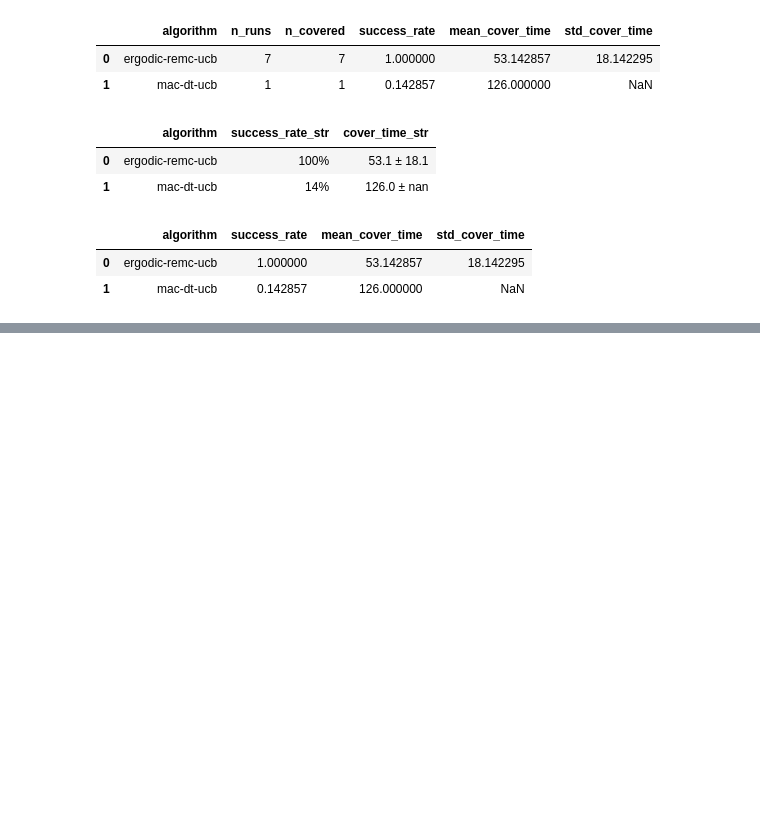
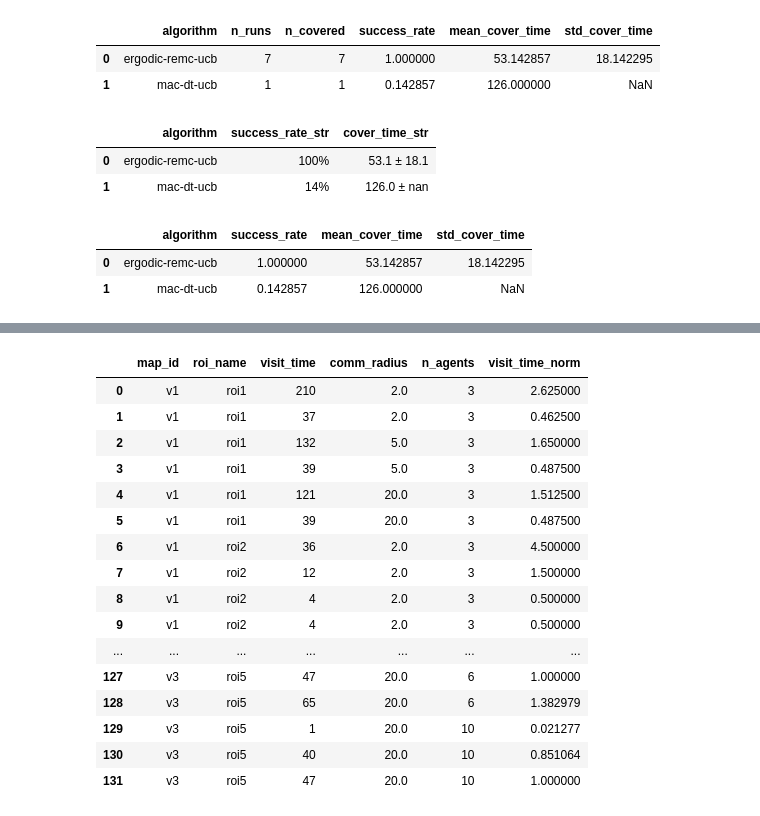
Before and after one commit to sastry-group/MAES, a Jupyter notebook: viz/plot_multiple_methods.ipynb, the cells around one changed output, grey strips where cells are left out. Drawn from its saved outputs; the diff is of its cells as text; code cells hidden in the pictures; blank space fills up the shorter version.

```diff
--- a/viz/plot_multiple_methods.ipynb
+++ b/viz/plot_multiple_methods.ipynb
@@ -972,0 +970,60 @@ print(agent_maps)
+# %%
+roi_rows = []
+
+for run_dir in BATCH_DIR.iterdir():
+    # print("Processing:", run_dir)
+    if not run_dir.is_dir():
+        continue
+
+    npz = load_run_npz(run_dir)
+    label = get_method_label(npz)
+    map_id = extract_map_id_from_name(run_dir.name)
+
+    roi_rc   = npz["roi_rc"]                  # (n_roi_cells, 2)
+    roi_name = npz["roi_name"]                # (n_roi_cells,)
+    first_visit = npz["first_visit_step"]     # (nstates,)
+    state_index_map = recover_state_index_map(npz)
+
+    for (r, c), name in zip(roi_rc, roi_name):
+        s = state_index_map[(int(r), int(c))]
+        t = int(first_visit[s])
+
+        roi_rows.append({
+            "map_id": map_id,
+            "roi_name": name,
+            "visit_time": t if t >= 0 else np.nan,
+            "comm_radius": npz["comm_radius"].item(),
+            "n_agents": npz["n_agents"].item(),
+        })
+
+roi_df = pd.DataFrame(roi_rows)
+roi_df = roi_df.sort_values(
+    ["map_id", "roi_name", "comm_radius", "n_agents"]
+).reset_index(drop=True)
+
+roi_df["visit_time_norm"] = (
+    roi_df["visit_time"]
+    / roi_df.groupby(["map_id", "roi_name"])["visit_time"].transform("median")
+)
+
+from IPython.display import display
+
+display(roi_df)
+# %% [output]
+|  | map_id | roi_name | visit_time | comm_radius | n_agents | visit_time_norm |
+| 0 | v1 | roi1 | 210 | 2.0 | 3 | 2.625000 |
+| 1 | v1 | roi1 | 37 | 2.0 | 3 | 0.462500 |
+| 2 | v1 | roi1 | 132 | 5.0 | 3 | 1.650000 |
+| 3 | v1 | roi1 | 39 | 5.0 | 3 | 0.487500 |
+| 4 | v1 | roi1 | 121 | 20.0 | 3 | 1.512500 |
+| 5 | v1 | roi1 | 39 | 20.0 | 3 | 0.487500 |
+| 6 | v1 | roi2 | 36 | 2.0 | 3 | 4.500000 |
+| 7 | v1 | roi2 | 12 | 2.0 | 3 | 1.500000 |
+| 8 | v1 | roi2 | 4 | 2.0 | 3 | 0.500000 |
+| 9 | v1 | roi2 | 4 | 2.0 | 3 | 0.500000 |
+| ... | ... | ... | ... | ... | ... | ... |
+| 127 | v3 | roi5 | 47 | 20.0 | 6 | 1.000000 |
+| 128 | v3 | roi5 | 65 | 20.0 | 6 | 1.382979 |
+| 129 | v3 | roi5 | 1 | 20.0 | 10 | 0.021277 |
+| 130 | v3 | roi5 | 40 | 20.0 | 10 | 0.851064 |
+| 131 | v3 | roi5 | 47 | 20.0 | 10 | 1.000000 |
```
Also changed, not shown: parts of 17 cells of this notebook, 6 other files.
